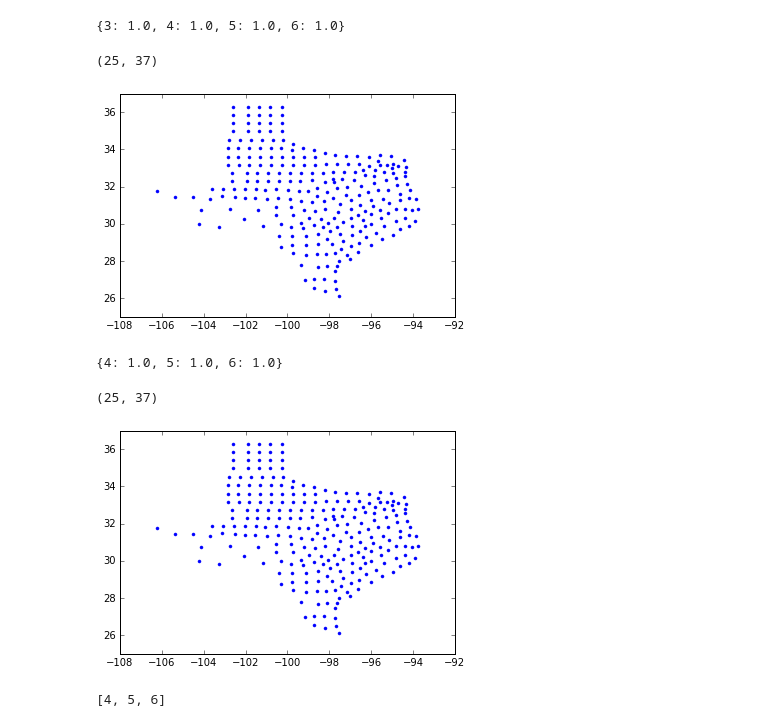
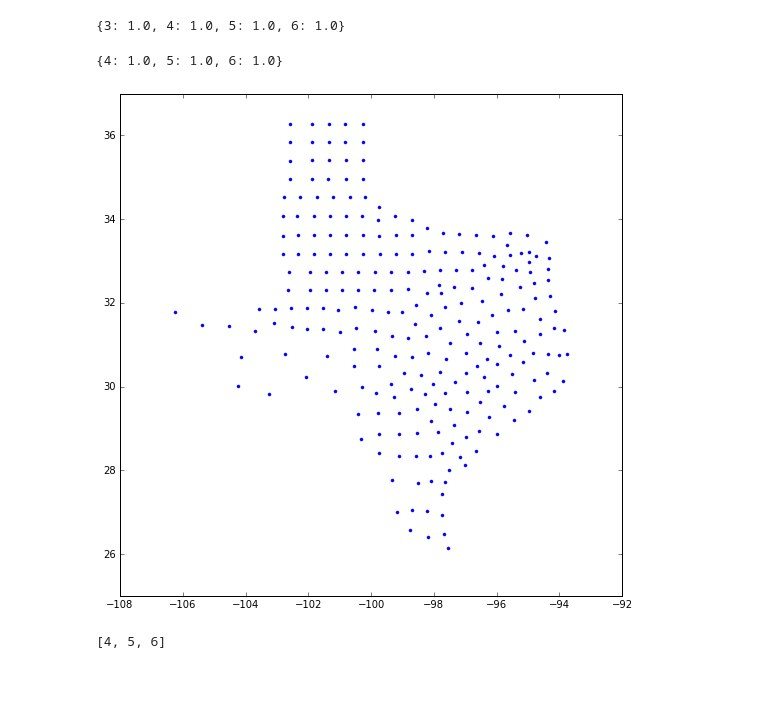
Before and after one commit to darribas/gds_scipy16, a Jupyter notebook: content/part1/03_spatial_weights.ipynb, the cells around one changed output. Drawn from its saved outputs; the diff is of its cells as text; code cells hidden in the pictures; blank space fills up the shorter version.

```diff
--- a/content/part1/03_spatial_weights.ipynb
+++ b/content/part1/03_spatial_weights.ipynb
@@ -450,9 +441,3 @@ import matplotlib.pyplot as plt
-# %%
-plt.plot(centroids[:,0], centroids[:,1],'.')
-plt.ylim([25,37])
-# %% [output]
-(25, 37)
-[figure, removed]
 # %%
 wq = ps.queen_from_shapefile('../data/texas.shp')
 # %%
@@ -460,11 +445,13 @@ wq[0]
 # %% [output]
 {4: 1.0, 5: 1.0, 6: 1.0}
 # %%
+
+fig = figure(figsize=(9,9))
 plt.plot(centroids[:,0], centroids[:,1],'.')
 plt.ylim([25,37])
+show()
 # %% [output]
-(25, 37)
-[figure, old version]
+[figure, new version]
 # %%
 wq.neighbors[0]
 # %% [output]
```
Also changed, not shown: parts of 48 cells of this notebook.
